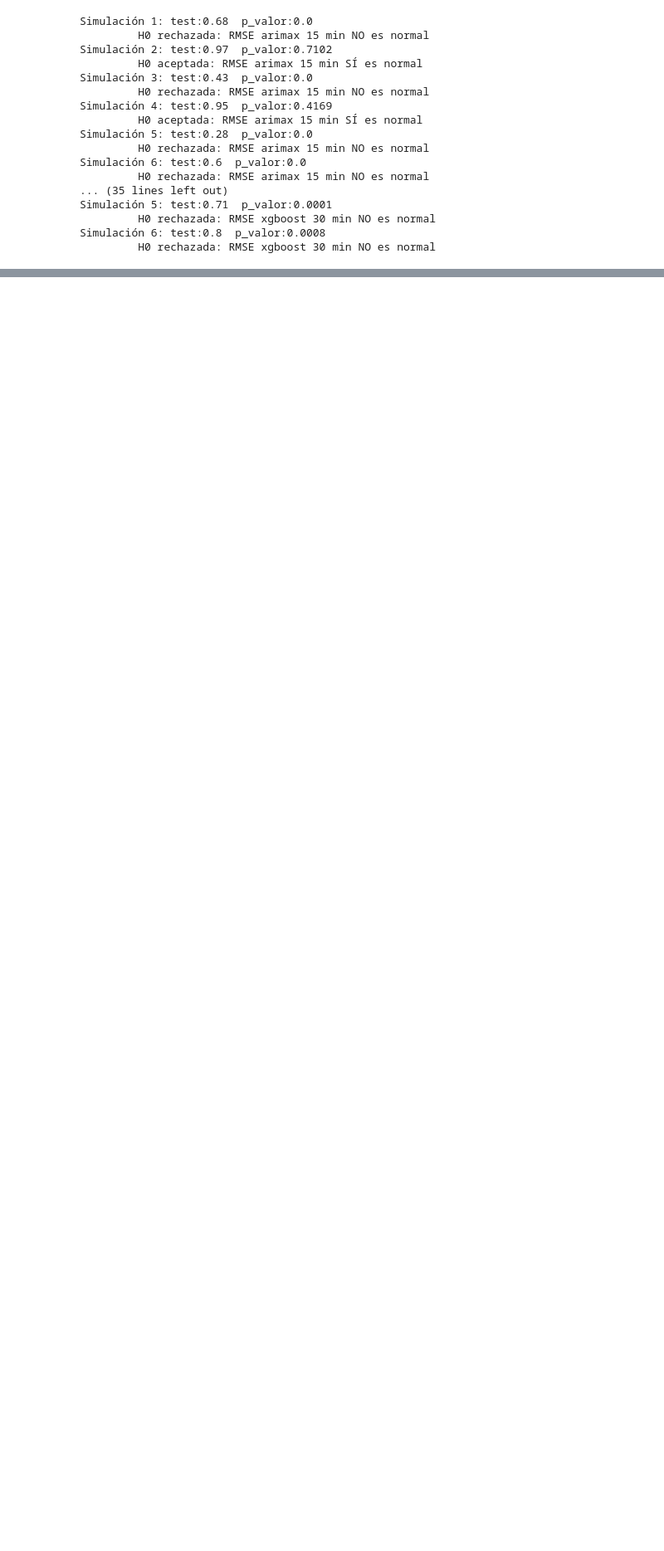
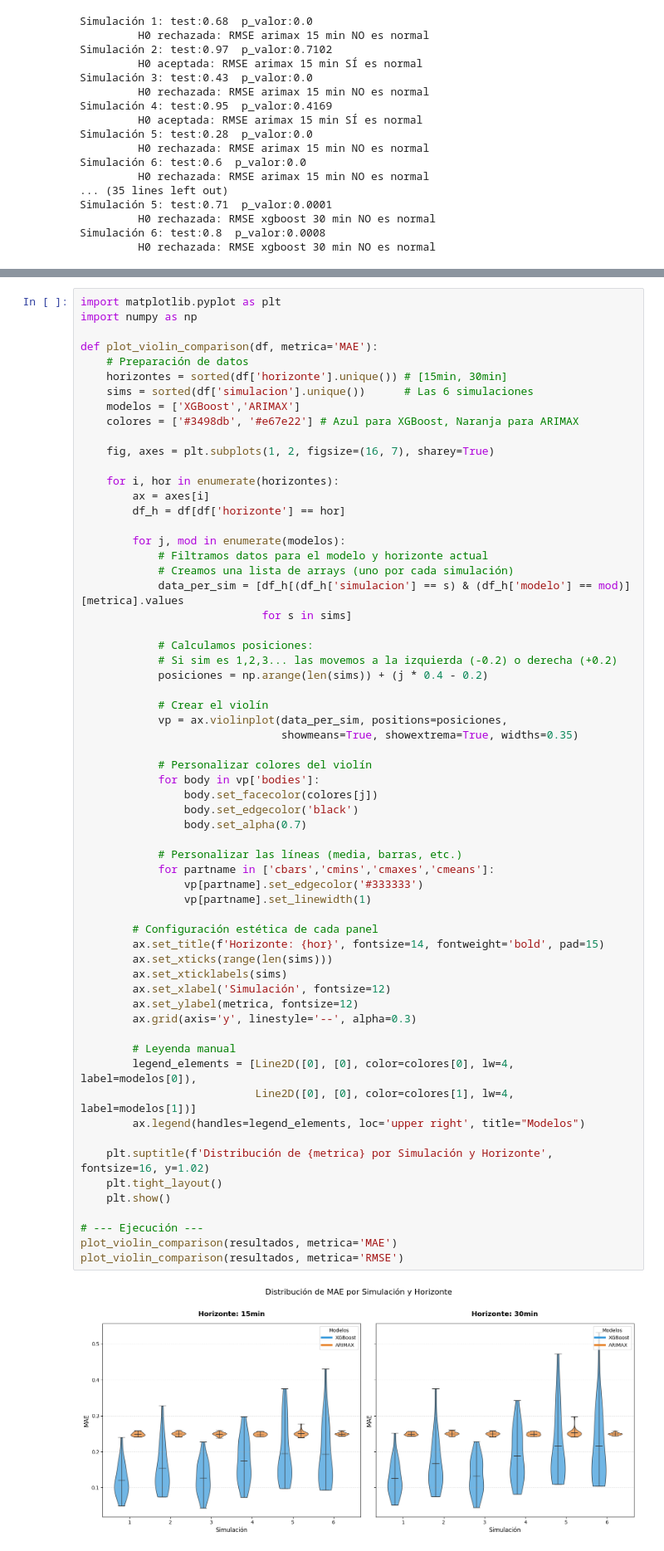
Before and after one commit to WillyFtAb/TFG-GIS-Predictor-glucosa, a Jupyter notebook: Pruebas/estadisticas.ipynb, the cells around one changed output, grey strips where cells are left out. Shown at 83% size. Drawn from its saved outputs; the diff is of its cells as text; blank space fills up the shorter version.

```diff
--- a/Pruebas/estadisticas.ipynb
+++ b/Pruebas/estadisticas.ipynb
@@ -2083,0 +2123,64 @@ Simulación 6: test:0.8  p_valor:0.0008
+# %%
+import matplotlib.pyplot as plt
+import numpy as np
+
+def plot_violin_comparison(df, metrica='MAE'):
+    # Preparación de datos
+    horizontes = sorted(df['horizonte'].unique()) # [15min, 30min]
+    sims = sorted(df['simulacion'].unique())      # Las 6 simulaciones
+    modelos = ['XGBoost','ARIMAX']
+    colores = ['#3498db', '#e67e22'] # Azul para XGBoost, Naranja para ARIMAX
+
+    fig, axes = plt.subplots(1, 2, figsize=(16, 7), sharey=True)
+
+    for i, hor in enumerate(horizontes):
+        ax = axes[i]
+        df_h = df[df['horizonte'] == hor]
+
+        for j, mod in enumerate(modelos):
+            # Filtramos datos para el modelo y horizonte actual
+            # Creamos una lista de arrays (uno por cada simulación)
+            data_per_sim = [df_h[(df_h['simulacion'] == s) & (df_h['modelo'] == mod)][metrica].values
+                            for s in sims]
+
+            # Calculamos posiciones:
+            # Si sim es 1,2,3... las movemos a la izquierda (-0.2) o derecha (+0.2)
+            posiciones = np.arange(len(sims)) + (j * 0.4 - 0.2)
+
+            # Crear el violín
+            vp = ax.violinplot(data_per_sim, positions=posiciones,
+                               showmeans=True, showextrema=True, widths=0.35)
+
+            # Personalizar colores del violín
+            for body in vp['bodies']:
+                body.set_facecolor(colores[j])
+                body.set_edgecolor('black')
+                body.set_alpha(0.7)
+
+            # Personalizar las líneas (media, barras, etc.)
+            for partname in ['cbars','cmins','cmaxes','cmeans']:
+                vp[partname].set_edgecolor('#333333')
+                vp[partname].set_linewidth(1)
+
+        # Configuración estética de cada panel
+        ax.set_title(f'Horizonte: {hor}', fontsize=14, fontweight='bold', pad=15)
+        ax.set_xticks(range(len(sims)))
+        ax.set_xticklabels(sims)
+        ax.set_xlabel('Simulación', fontsize=12)
+        ax.set_ylabel(metrica, fontsize=12)
+        ax.grid(axis='y', linestyle='--', alpha=0.3)
+
+        # Leyenda manual
+        legend_elements = [Line2D([0], [0], color=colores[0], lw=4, label=modelos[0]),
+                           Line2D([0], [0], color=colores[1], lw=4, label=modelos[1])]
+        ax.legend(handles=legend_elements, loc='upper right', title="Modelos")
+
+    plt.suptitle(f'Distribución de {metrica} por Simulación y Horizonte', fontsize=16, y=1.02)
+    plt.tight_layout()
+    plt.show()
+
+# --- Ejecución ---
+plot_violin_comparison(resultados, metrica='MAE')
+plot_violin_comparison(resultados, metrica='RMSE')
+# %% [output]
+[figure, added]
```
Also changed, not shown: parts of 3 cells of this notebook.
